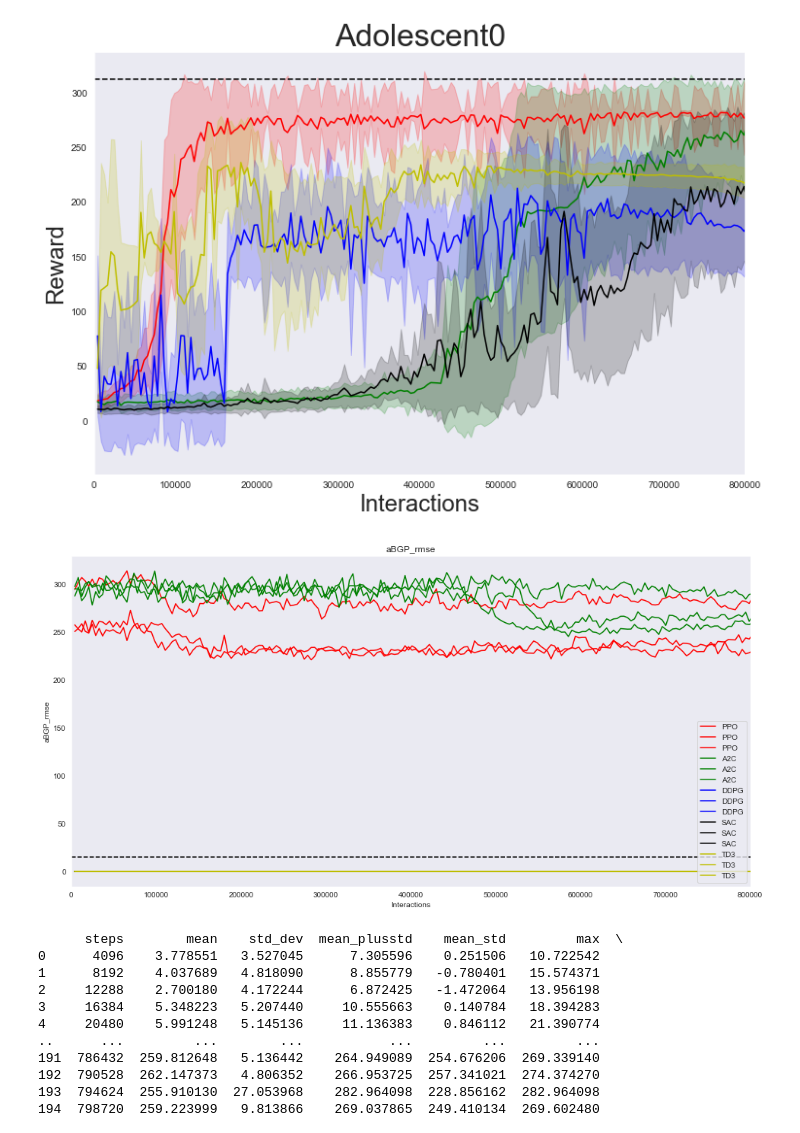
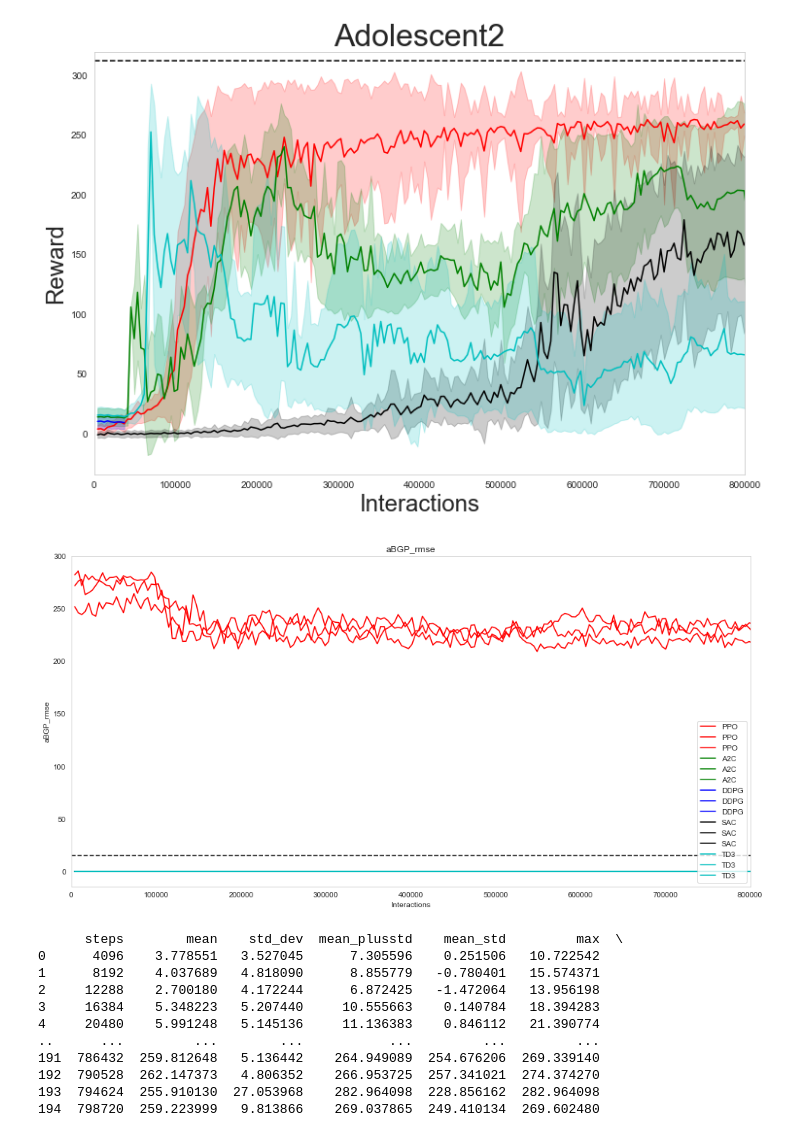
Before and after one commit to RL4H/G2P2C, a Jupyter notebook: visualiser/notebooks/compare_agents.ipynb, the cells around one changed output. Saved outputs shown, nothing was run; the diff lists cells and outputs as text; code cells hidden in the pictures.

```diff
--- a/visualiser/notebooks/compare_agents.ipynb
+++ b/visualiser/notebooks/compare_agents.ipynb
@@ -15,15 +15,38 @@ import matplotlib.gridspec
 %matplotlib inline
 
 
-SUBJECT = '0'
+SUBJECT = '2'
 t = 'Adolescent'+SUBJECT
 
+# PATH1 = '/NCI_Results/PPO/P'+SUBJECT
+# PATH2 = '/NCI_Results/A2C/A2C'+SUBJECT
+# PATH3 = '/NCI_Results/DDPG/DDPG'+SUBJECT
+# PATH4 = '/NCI_Results/SAC/SAC'+SUBJECT
+# PATH5 = '/NCI_Results/TD3/TD3'+SUBJECT
+
+#No Penalty
+# PATH1 = '/NCI_Results/PPO/P'+SUBJECT
+# PATH2 = '/LinNormTest/DDPG'+SUBJECT
+# PATH3 = '/DDPG_LayerNorm_BeforeActivation_NoPenalty/OUNoise_Sigma_5e-1/DDPG'+SUBJECT
+# PATH4 = '/NCI_Results/SAC/SAC'+SUBJECT
+# PATH5 = '/DDPG_LayerNorm_PostActivation/OUNoise_Sigma_5e-1/DDPG'+SUBJECT
+
+#With Penalty
 PATH1 = '/NCI_Results/PPO/P'+SUBJECT
-PATH2 = '/NCI_Results/A2C/A2C'+SUBJECT
-PATH3 = '/NCI_Results/DDPG/DDPG'+SUBJECT
+PATH2 = '/LinNormTest_withPenalty/DDPG'+SUBJECT
+PATH3 = '/DDPG_BatchNorm1D_PreActivation_WithPenalty/OUNoise_Sigma_5e-1/DDPG'+SUBJECT
 PATH4 = '/NCI_Results/SAC/SAC'+SUBJECT
-PATH5 = '/NCI_Results/TD3/TD3'+SUBJECT
+PATH5 = '/DDPG_LayerNorm_PostActivation_WithPenalty/OUNoise_Sigma_5e-1/DDPG'+SUBJECT
 
+# No Penalty
+# PATH2 = '/Experiment1B - No BatchNorm/sigma_5e-2/DDPG'+SUBJECT
+# PATH3 = '/LinNormTest/DDPG'+SUBJECT
+# PATH5 = '/LinNormTest/TD3_PaperParameter/TD3'+SUBJECT
+#
+# Penalty
+# PATH2 = '/Experiment1B - No BatchNorm/sigma_5e-2/DDPG'+SUBJECT
+# PATH3 = '/LinNormTest_withPenalty/DDPG'+SUBJECT
+# PATH5 = '/LinNormTest_withPenalty/TD3_PaperParameter/TD3'+SUBJECT
 
 
 exp1 = ExperimentVisualise(id=PATH1+'_1', version=1.1, plot_version=1, test_seeds=5000)
@@ -41,38 +64,38 @@ exp12 = ExperimentVisualise(id=PATH4+'_3', version=1.1, plot_version=1, test_see
 exp13 = ExperimentVisualise(id=PATH5+'_1', version=1.1, plot_version=1, test_seeds=5000)
 exp14 = ExperimentVisualise(id=PATH5+'_2', version=1.1, plot_version=1, test_seeds=5000)
 exp15 = ExperimentVisualise(id=PATH5+'_3', version=1.1, plot_version=1, test_seeds=5000)
 
 # plot the graphs
 command = []
 dis_len = 0.8 * 1000000
 disp_arr = display_commands_v2(command)
 exp_vis = {
             '1':{ "id":exp1, "color":'r',"show": disp_arr[1], "label":'PPO'},
             '2':{ "id":exp2, "color":'r',"show": disp_arr[2], "label":'PPO'},
             '3':{ "id":exp3, "color":'r',"show": disp_arr[3], "label":'PPO'},
             '4':{ "id":exp4, "color":'g',"show": disp_arr[4], "label":'A2C'},
             '5':{ "id":exp5, "color":'g',"show": disp_arr[5], "label":'A2C'},
             '6':{ "id":exp6, "color":'g',"show": disp_arr[6], "label":'A2C'},
             '7':{ "id":exp7, "color":'b',"show": disp_arr[7], "label":'DDPG'},
             '8':{ "id":exp8, "color":'b',"show": disp_arr[8], "label":'DDPG'},
             '9':{ "id":exp9, "color":'b',"show": disp_arr[9], "label":'DDPG'},
             '10':{ "id":exp10, "color":'k',"show": disp_arr[7], "label":'SAC'},
             '11':{ "id":exp11, "color":'k',"show": disp_arr[8], "label":'SAC'},
             '12':{ "id":exp12, "color":'k',"show": disp_arr[9], "label":'SAC'},
-            '13':{ "id":exp13, "color":'y',"show": disp_arr[7], "label":'TD3'},
-            '14':{ "id":exp14, "color":'y',"show": disp_arr[8], "label":'TD3'},
-            '15':{ "id":exp15, "color":'y',"show": disp_arr[9], "label":'TD3'}
+            '13':{ "id":exp13, "color":'c',"show": disp_arr[7], "label":'TD3'},
+            '14':{ "id":exp14, "color":'c',"show": disp_arr[8], "label":'TD3'},
+            '15':{ "id":exp15, "color":'c',"show": disp_arr[9], "label":'TD3'}
 }
 # groups = [ ['1', '2', '3'], ['4', '5', '6'], ['7', '8', '9'], ['10', '11', '12']]  #
 groups = [ ['1', '2', '3'], ['4', '5', '6'], ['7', '8', '9'], ['10', '11', '12'], ['13', '14', '15']]  #
 
 plot_testing_average_metric(exp_vis, groups, type='normal', dis_len=dis_len, metric='reward', goal=312, fill=True, title=t)
 
 
 plot_testing_metric(exp_vis, type='min_max', dis_len=dis_len, metric='aBGP_rmse', goal=15, fill=False)
 # %% [output]
-[figure, old version]
+[figure, new version]
-[figure, old version]
+[figure, new version]
 # %%
 #print(exp1.get_testing_metric(metric='reward', type='normal'))
 from visualiser.core import create_file_paths
```
Also changed, not shown: 3 other files.
